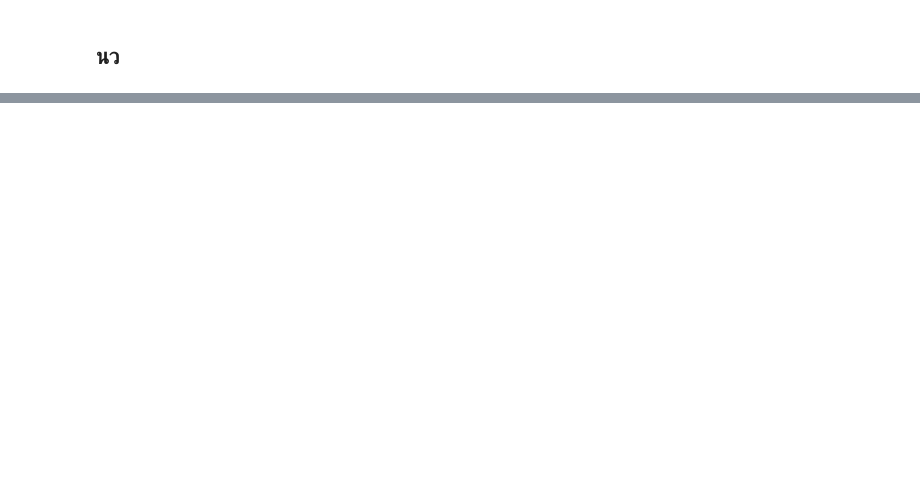
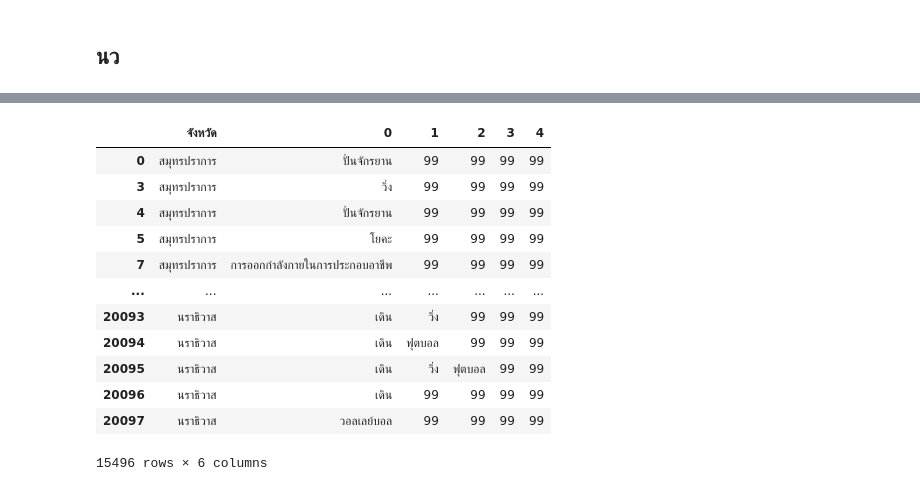
Before and after one commit to Tonry12/BSC_DPDM23, a Jupyter notebook: newasso.ipynb, the cells around one changed output, grey strips where cells are left out. Cells and saved outputs as stored; diff of their text form; code cells hidden in the pictures; blank space fills up the shorter version.

```diff
--- a/newasso.ipynb
+++ b/newasso.ipynb
@@ -454,0 +506,20 @@ df['สถานภาพ'] = df['สถานภาพ'].replace({'เดิน
+# %%
+df_a_71 =df_a_5[df_a_5['จังหวัด'] != '-']
+df_a_72 = df_a_71.replace({99: np.NaN})
+list_a_72 = df_a_72.values.tolist()
+# %%
+df_a_71
+# %% [output]
+|  | จังหวัด | 0 | 1 | 2 | 3 | 4 |
+| 0 | สมุทรปราการ | ปั่นจักรยาน | 99 | 99 | 99 | 99 |
+| 3 | สมุทรปราการ | วิ่ง | 99 | 99 | 99 | 99 |
+| 4 | สมุทรปราการ | ปั่นจักรยาน | 99 | 99 | 99 | 99 |
+| 5 | สมุทรปราการ | โยคะ | 99 | 99 | 99 | 99 |
+| 7 | สมุทรปราการ | การออกกำลังกายในการประกอบอาชีพ | 99 | 99 | 99 | 99 |
+| ... | ... | ... | ... | ... | ... | ... |
+| 20093 | นราธิวาส | เดิน | วิ่ง | 99 | 99 | 99 |
+| 20094 | นราธิวาส | เดิน | ฟุตบอล | 99 | 99 | 99 |
+| 20095 | นราธิวาส | เดิน | วิ่ง | ฟุตบอล | 99 | 99 |
+| 20096 | นราธิวาส | เดิน | 99 | 99 | 99 | 99 |
+| 20097 | นราธิวาส | วอลเลย์บอล | 99 | 99 | 99 | 99 |
+15496 rows × 6 columns
```
Also changed, not shown: parts of 36 cells of this notebook.
